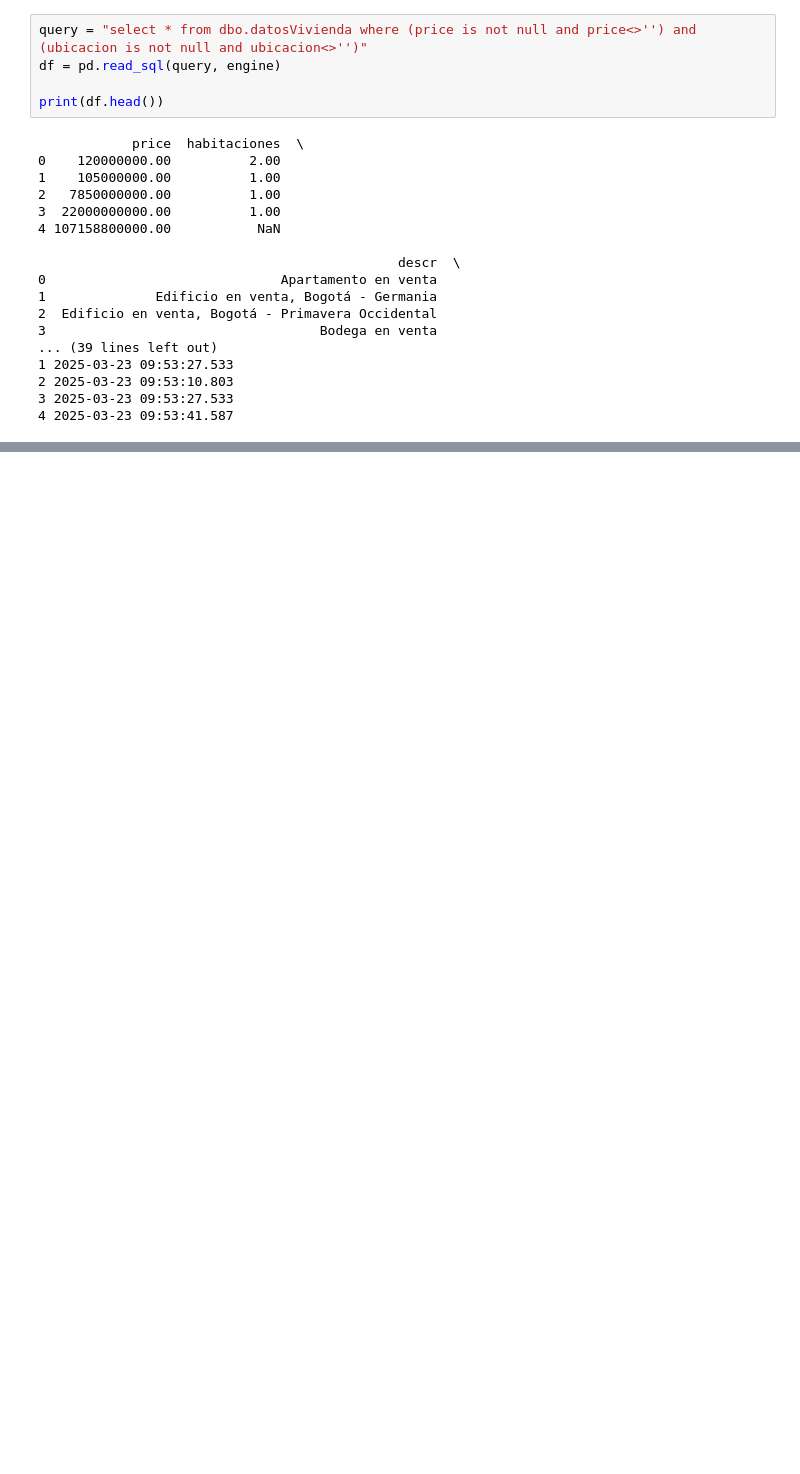
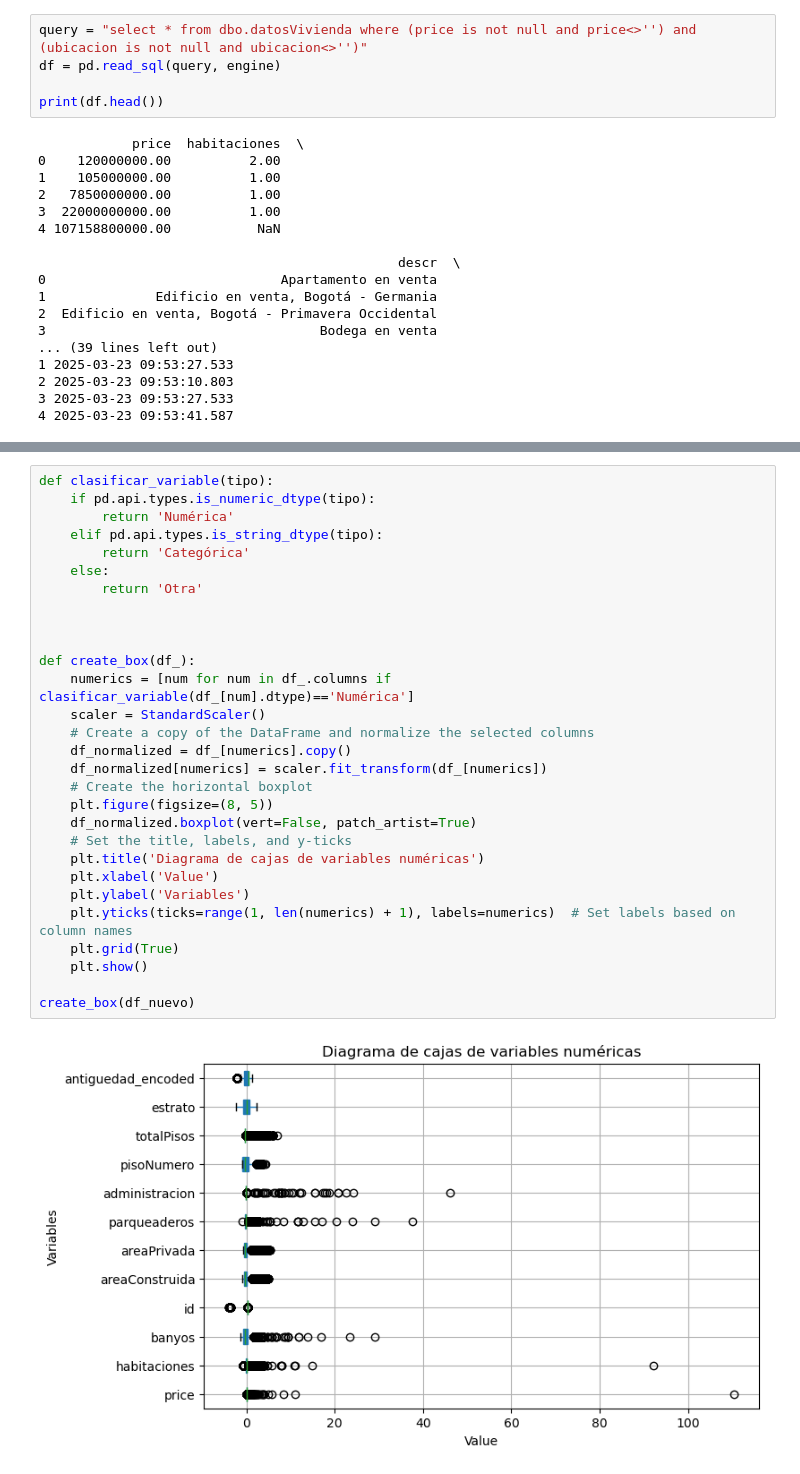
Before and after one commit to andresporras3423/notebooks, a Jupyter notebook: analyze_data_inmuebles.ipynb, the cells around one changed output, grey strips where cells are left out. Saved outputs shown, nothing was run; the diff lists cells and outputs as text; blank space fills up the shorter version.

```diff
--- a/analyze_data_inmuebles.ipynb
+++ b/analyze_data_inmuebles.ipynb
@@ -107,0 +213,31 @@ summary_statistics
+# %%
+def clasificar_variable(tipo):
+    if pd.api.types.is_numeric_dtype(tipo):
+        return 'Numérica'
+    elif pd.api.types.is_string_dtype(tipo):
+        return 'Categórica'
+    else:
+        return 'Otra'
+
+
+
+def create_box(df_):
+    numerics = [num for num in df_.columns if clasificar_variable(df_[num].dtype)=='Numérica']
+    scaler = StandardScaler()
+    # Create a copy of the DataFrame and normalize the selected columns
+    df_normalized = df_[numerics].copy()
+    df_normalized[numerics] = scaler.fit_transform(df_[numerics])
+    # Create the horizontal boxplot
+    plt.figure(figsize=(8, 5))
+    df_normalized.boxplot(vert=False, patch_artist=True)
+    # Set the title, labels, and y-ticks
+    plt.title('Diagrama de cajas de variables numéricas')
+    plt.xlabel('Value')
+    plt.ylabel('Variables')
+    plt.yticks(ticks=range(1, len(numerics) + 1), labels=numerics)  # Set labels based on column names
+    plt.grid(True)
+    plt.show()
+
+create_box(df_nuevo)
+# %% [output]
+[figure, added]
```
Also changed, not shown: parts of 84 cells of this notebook, 4 other files.
